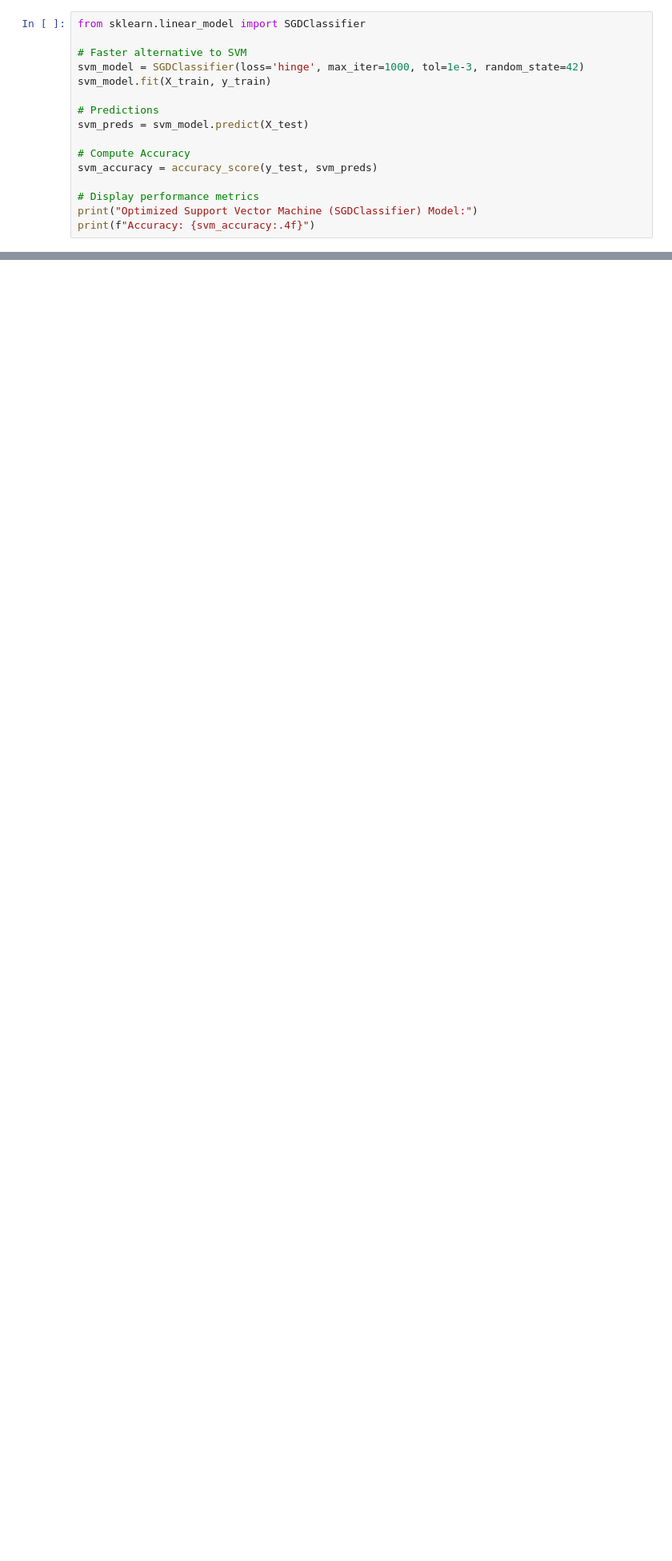
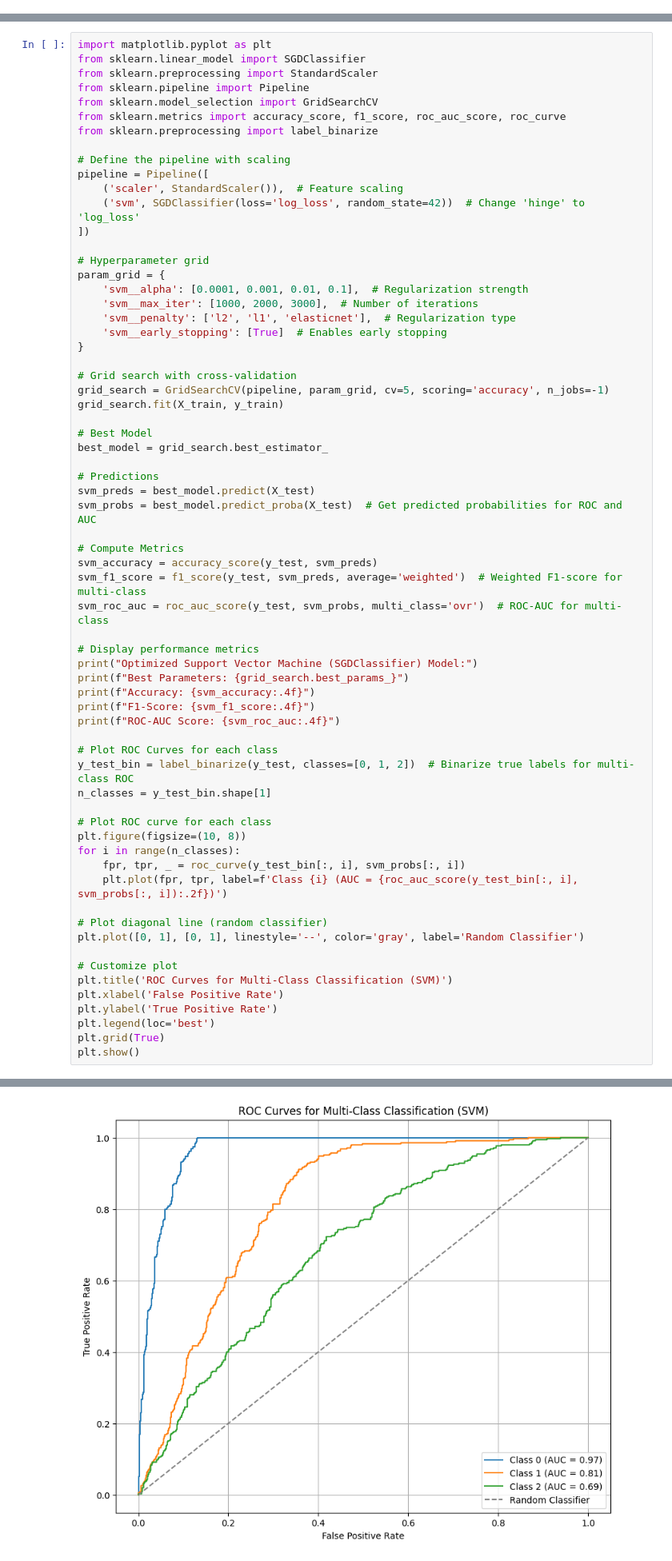
Before and after one commit to uashogeschoolutrecht/studentdropout, a Jupyter notebook: notebooks/prediction.ipynb, the cells around one changed output, grey strips where cells are left out. Shown at 80% size. Saved outputs shown, nothing was run; the diff lists cells and outputs as text; blank space fills up the shorter version.

```diff
--- a/notebooks/prediction.ipynb
+++ b/notebooks/prediction.ipynb
@@ -160,16 +132,0 @@ Accuracy: 0.8917
-# %%
-from sklearn.linear_model import SGDClassifier
-
-# Faster alternative to SVM
-svm_model = SGDClassifier(loss='hinge', max_iter=1000, tol=1e-3, random_state=42)
-svm_model.fit(X_train, y_train)
-
-# Predictions
-svm_preds = svm_model.predict(X_test)
-
-# Compute Accuracy
-svm_accuracy = accuracy_score(y_test, svm_preds)
-
-# Display performance metrics
-print("Optimized Support Vector Machine (SGDClassifier) Model:")
-print(f"Accuracy: {svm_accuracy:.4f}")
@@ -385,0 +426,67 @@ Model Performance Comparison After Resampling:
+# %%
+import matplotlib.pyplot as plt
+from sklearn.linear_model import SGDClassifier
+from sklearn.preprocessing import StandardScaler
+from sklearn.pipeline import Pipeline
+from sklearn.model_selection import GridSearchCV
+from sklearn.metrics import accuracy_score, f1_score, roc_auc_score, roc_curve
+from sklearn.preprocessing import label_binarize
+
+# Define the pipeline with scaling
+pipeline = Pipeline([
+    ('scaler', StandardScaler()),  # Feature scaling
+    ('svm', SGDClassifier(loss='log_loss', random_state=42))  # Change 'hinge' to 'log_loss'
+])
+
+# Hyperparameter grid
+param_grid = {
+    'svm__alpha': [0.0001, 0.001, 0.01, 0.1],  # Regularization strength
+    'svm__max_iter': [1000, 2000, 3000],  # Number of iterations
+    'svm__penalty': ['l2', 'l1', 'elasticnet'],  # Regularization type
+    'svm__early_stopping': [True]  # Enables early stopping
+}
+
+# Grid search with cross-validation
+grid_search = GridSearchCV(pipeline, param_grid, cv=5, scoring='accuracy', n_jobs=-1)
+grid_search.fit(X_train, y_train)
+
+# Best Model
+best_model = grid_search.best_estimator_
+
+# Predictions
+svm_preds = best_model.predict(X_test)
+svm_probs = best_model.predict_proba(X_test)  # Get predicted probabilities for ROC and AUC
+
+# Compute Metrics
+svm_accuracy = accuracy_score(y_test, svm_preds)
+svm_f1_score = f1_score(y_test, svm_preds, average='weighted')  # Weighted F1-score for multi-class
+svm_roc_auc = roc_auc_score(y_test, svm_probs, multi_class='ovr')  # ROC-AUC for multi-class
+
+# Display performance metrics
+print("Optimized Support Vector Machine (SGDClassifier) Model:")
+print(f"Best Parameters: {grid_search.best_params_}")
+print(f"Accuracy: {svm_accuracy:.4f}")
+print(f"F1-Score: {svm_f1_score:.4f}")
+print(f"ROC-AUC Score: {svm_roc_auc:.4f}")
+
+# Plot ROC Curves for each class
+y_test_bin = label_binarize(y_test, classes=[0, 1, 2])  # Binarize true labels for multi-class ROC
+n_classes = y_test_bin.shape[1]
+
+# Plot ROC curve for each class
+plt.figure(figsize=(10, 8))
+for i in range(n_classes):
+    fpr, tpr, _ = roc_curve(y_test_bin[:, i], svm_probs[:, i])
+    plt.plot(fpr, tpr, label=f'Class {i} (AUC = {roc_auc_score(y_test_bin[:, i], svm_probs[:, i]):.2f})')
+
+# Plot diagonal line (random classifier)
+plt.plot([0, 1], [0, 1], linestyle='--', color='gray', label='Random Classifier')
+
+# Customize plot
+plt.title('ROC Curves for Multi-Class Classification (SVM)')
+plt.xlabel('False Positive Rate')
+plt.ylabel('True Positive Rate')
+plt.legend(loc='best')
+plt.grid(True)
+plt.show()
+# %% [output]
@@ -385,0 +498 @@ Model Performance Comparison After Resampling:
+[figure, added]
```
Also changed, not shown: parts of 23 cells of this notebook, 7 other files.
